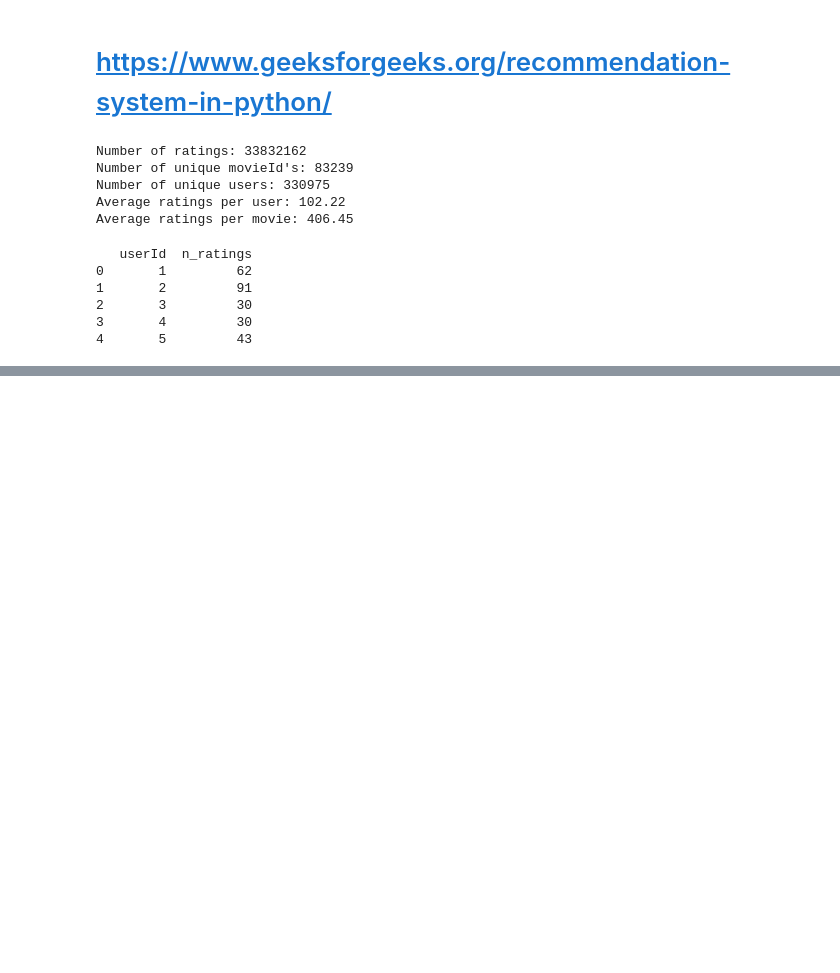
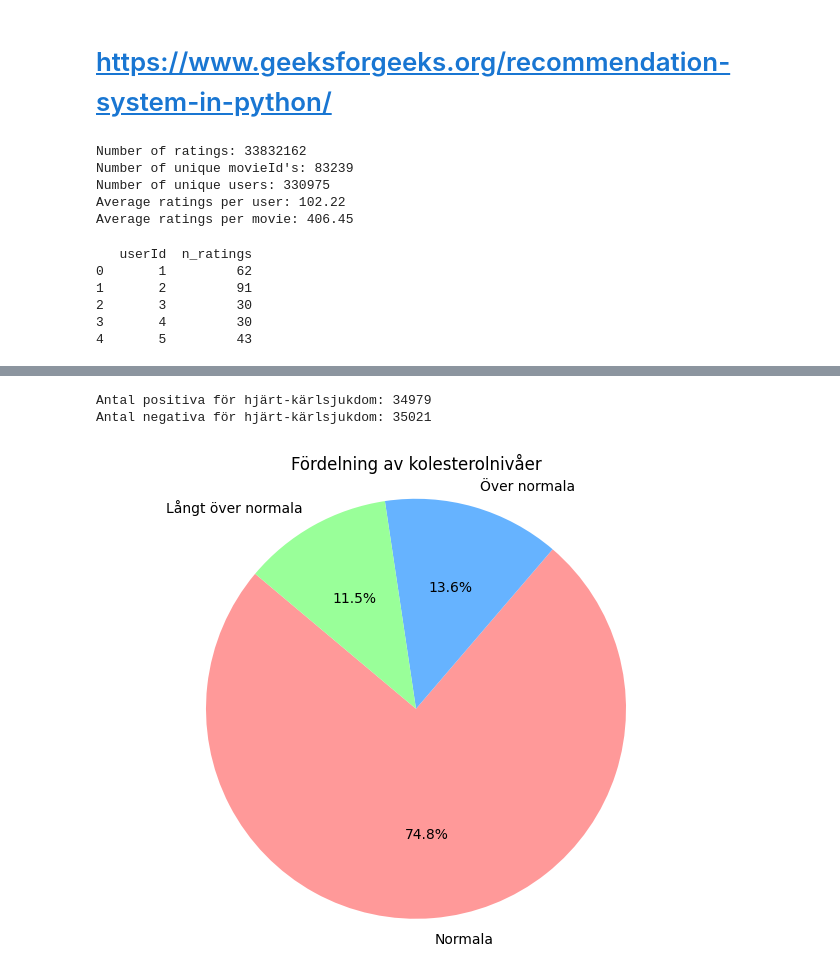
Before and after one commit to SandraAnder/AI-Sandra-Andersson-OPA23, a Jupyter notebook: labs/Lab1/Lab1.ipynb, the cells around one changed output, grey strips where cells are left out. Cells and saved outputs as stored; diff of their text form; code cells hidden in the pictures; blank space fills up the shorter version.

```diff
--- a/labs/Lab1/Lab1.ipynb
+++ b/labs/Lab1/Lab1.ipynb
@@ -563,0 +581,35 @@ I Love Trouble (1994)
+# %%
+positives = sum(df_cardio['cardio'] == 1)
+
+negatives = sum(df_cardio['cardio'] == 0)
+
+print(f'Antal positiva för hjärt-kärlsjukdom: {positives}')
+print(f'Antal negativa för hjärt-kärlsjukdom: {negatives}')
+# %% [output]
+Antal positiva för hjärt-kärlsjukdom: 34979
+Antal negativa för hjärt-kärlsjukdom: 35021
+# %%
+# Hur stor andel har normala, över normala och långt över normala kolesterolvärden?
+normal_count = sum((df_cardio['cholesterol'] == 1))
+over_normal_count = sum((df_cardio['cholesterol'] == 2))
+far_over_normal_count = sum((df_cardio['cholesterol'] == 3))
+
+# Beräknar totalt antal personer
+total_count = len(df_cardio)
+
+# Beräknar andelen för varje kategori
+normal_percentage = normal_count / total_count * 100
+over_normal_percentage = over_normal_count / total_count * 100
+far_over_normal_percentage = far_over_normal_count / total_count * 100
+
+labels = ['Normala', 'Över normala', 'Långt över normala']
+sizes = [normal_percentage, over_normal_percentage, far_over_normal_percentage]
+colors = ['#ff9999','#66b3ff','#99ff99']
+
+plt.figure(figsize=(8, 6))
+plt.pie(sizes, labels=labels, colors=colors, autopct='%1.1f%%', startangle=140)
+plt.title('Fördelning av kolesterolnivåer')
+plt.axis('equal')
+plt.show()
+# %% [output]
+[figure, added]
```
Also changed, not shown: parts of 20 cells of this notebook, 1 other file.
